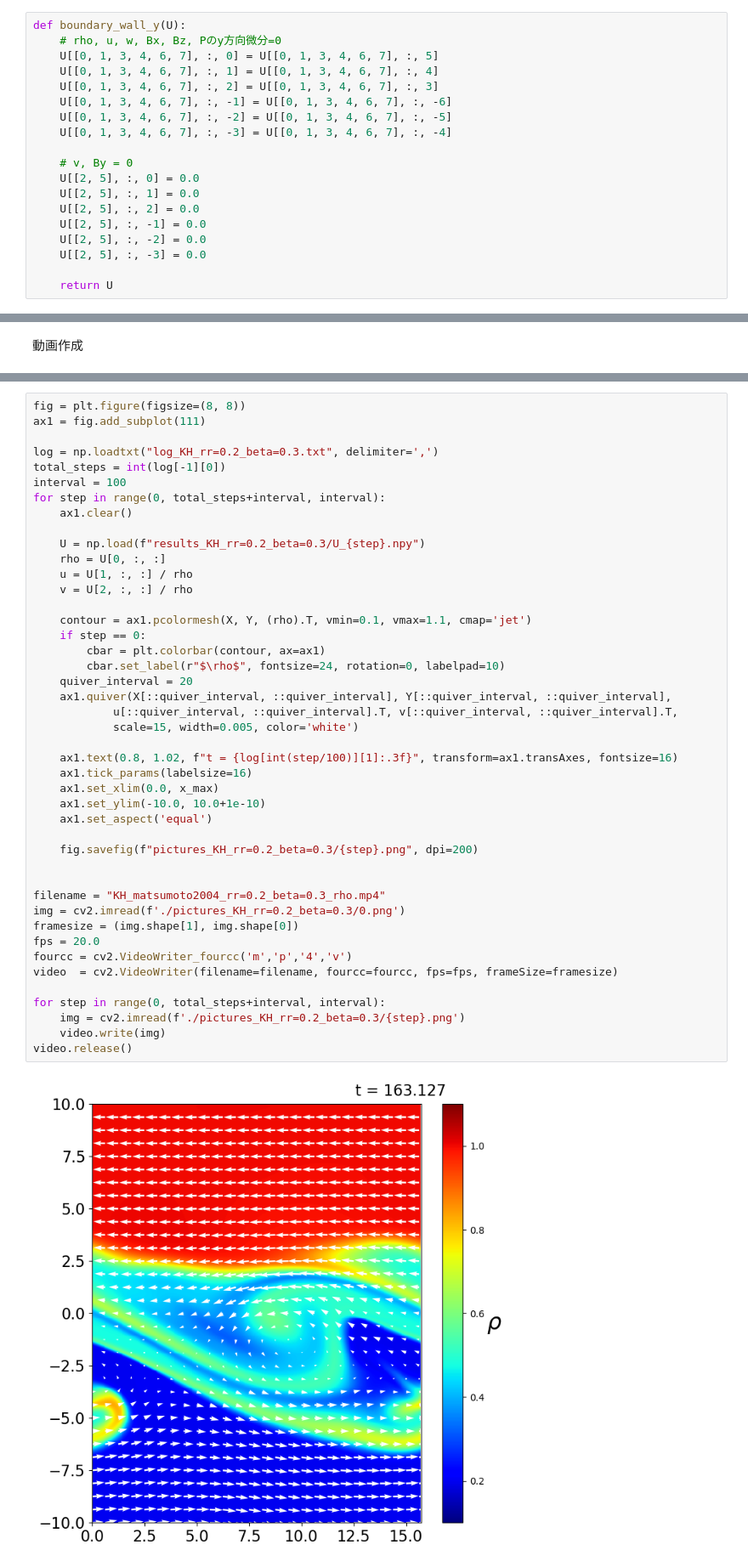
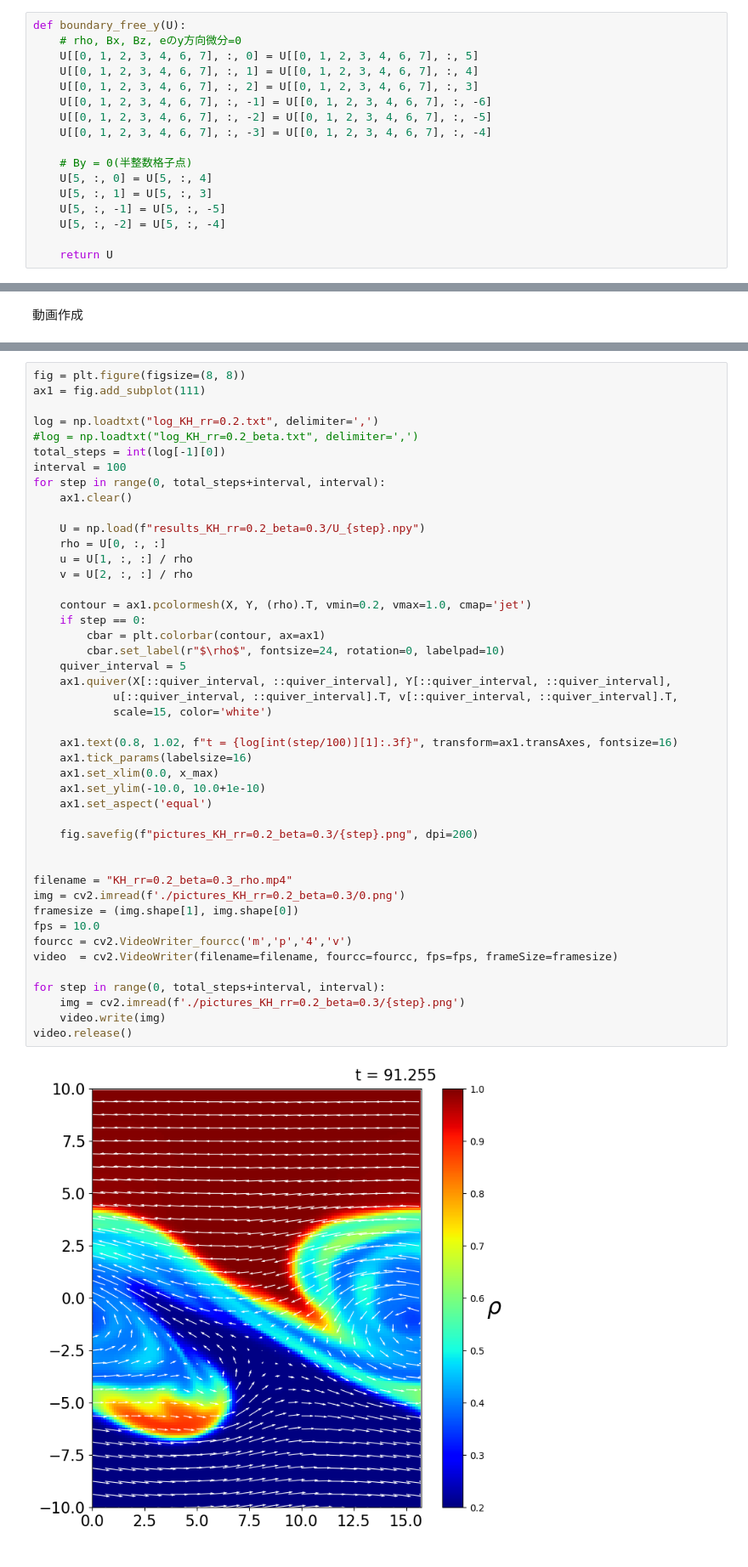
Before and after one commit to Keita-A/RadiativeMHD-simulation, a Jupyter notebook: KH_GPU.ipynb, the cells around one changed output, grey strips where cells are left out. Shown: that part at 85% size. Drawn from its saved outputs; the diff is of its cells as text.

```diff
--- a/KH_GPU.ipynb
+++ b/KH_GPU.ipynb
@@ -159,19 +142,17 @@ def divB_cleaner_CT(Bx_old, By_old, Ez_F, Ez_G, dx, dy, dt, U):
 # %%
-def boundary_wall_y(U):
-    # rho, u, w, Bx, Bz, Pのy方向微分=0
-    U[[0, 1, 3, 4, 6, 7], :, 0] = U[[0, 1, 3, 4, 6, 7], :, 5]
-    U[[0, 1, 3, 4, 6, 7], :, 1] = U[[0, 1, 3, 4, 6, 7], :, 4]
-    U[[0, 1, 3, 4, 6, 7], :, 2] = U[[0, 1, 3, 4, 6, 7], :, 3]
-    U[[0, 1, 3, 4, 6, 7], :, -1] = U[[0, 1, 3, 4, 6, 7], :, -6]
-    U[[0, 1, 3, 4, 6, 7], :, -2] = U[[0, 1, 3, 4, 6, 7], :, -5]
-    U[[0, 1, 3, 4, 6, 7], :, -3] = U[[0, 1, 3, 4, 6, 7], :, -4]
+def boundary_free_y(U):
+    # rho, Bx, Bz, eのy方向微分=0
+    U[[0, 1, 2, 3, 4, 6, 7], :, 0] = U[[0, 1, 2, 3, 4, 6, 7], :, 5]
+    U[[0, 1, 2, 3, 4, 6, 7], :, 1] = U[[0, 1, 2, 3, 4, 6, 7], :, 4]
+    U[[0, 1, 2, 3, 4, 6, 7], :, 2] = U[[0, 1, 2, 3, 4, 6, 7], :, 3]
+    U[[0, 1, 2, 3, 4, 6, 7], :, -1] = U[[0, 1, 2, 3, 4, 6, 7], :, -6]
+    U[[0, 1, 2, 3, 4, 6, 7], :, -2] = U[[0, 1, 2, 3, 4, 6, 7], :, -5]
+    U[[0, 1, 2, 3, 4, 6, 7], :, -3] = U[[0, 1, 2, 3, 4, 6, 7], :, -4]
 
-    # v, By = 0
-    U[[2, 5], :, 0] = 0.0
-    U[[2, 5], :, 1] = 0.0
-    U[[2, 5], :, 2] = 0.0
-    U[[2, 5], :, -1] = 0.0
-    U[[2, 5], :, -2] = 0.0
-    U[[2, 5], :, -3] = 0.0
+    # By = 0(半整数格子点)
+    U[5, :, 0] = U[5, :, 4]
+    U[5, :, 1] = U[5, :, 3]
+    U[5, :, -1] = U[5, :, -5]
+    U[5, :, -2] = U[5, :, -4]
 
     return U
@@ -393,7 +369,8 @@ G_bar = np.zeros(G.shape)
 fig = plt.figure(figsize=(8, 8))
 ax1 = fig.add_subplot(111)
 
-log = np.loadtxt("log_KH_rr=0.2_beta=0.3.txt", delimiter=',')
+log = np.loadtxt("log_KH_rr=0.2.txt", delimiter=',')
+#log = np.loadtxt("log_KH_rr=0.2_beta.txt", delimiter=',')
 total_steps = int(log[-1][0])
 interval = 100
 for step in range(0, total_steps+interval, interval):
@@ -402,36 +379,36 @@ for step in range(0, total_steps+interval, interval):
     U = np.load(f"results_KH_rr=0.2_beta=0.3/U_{step}.npy")
     rho = U[0, :, :]
     u = U[1, :, :] / rho
     v = U[2, :, :] / rho
 
-    contour = ax1.pcolormesh(X, Y, (rho).T, vmin=0.1, vmax=1.1, cmap='jet')
+    contour = ax1.pcolormesh(X, Y, (rho).T, vmin=0.2, vmax=1.0, cmap='jet')
     if step == 0:
         cbar = plt.colorbar(contour, ax=ax1)
         cbar.set_label(r"$\rho$", fontsize=24, rotation=0, labelpad=10)
-    quiver_interval = 20
+    quiver_interval = 5
     ax1.quiver(X[::quiver_interval, ::quiver_interval], Y[::quiver_interval, ::quiver_interval],
             u[::quiver_interval, ::quiver_interval].T, v[::quiver_interval, ::quiver_interval].T,
-            scale=15, width=0.005, color='white')
+            scale=15, color='white')
 
     ax1.text(0.8, 1.02, f"t = {log[int(step/100)][1]:.3f}", transform=ax1.transAxes, fontsize=16)
     ax1.tick_params(labelsize=16)
     ax1.set_xlim(0.0, x_max)
     ax1.set_ylim(-10.0, 10.0+1e-10)
     ax1.set_aspect('equal')
 
     fig.savefig(f"pictures_KH_rr=0.2_beta=0.3/{step}.png", dpi=200)
 
 
-filename = "KH_matsumoto2004_rr=0.2_beta=0.3_rho.mp4"
+filename = "KH_rr=0.2_beta=0.3_rho.mp4"
 img = cv2.imread(f'./pictures_KH_rr=0.2_beta=0.3/0.png')
 framesize = (img.shape[1], img.shape[0])
-fps = 20.0
+fps = 10.0
 fourcc = cv2.VideoWriter_fourcc('m','p','4','v')
 video  = cv2.VideoWriter(filename=filename, fourcc=fourcc, fps=fps, frameSize=framesize)
 
 for step in range(0, total_steps+interval, interval):
     img = cv2.imread(f'./pictures_KH_rr=0.2_beta=0.3/{step}.png')
     video.write(img)
 video.release()
 # %% [output]
-[figure, old version]
+[figure, new version]
```
Also changed, not shown: parts of 7 cells of this notebook, 1 other file.
